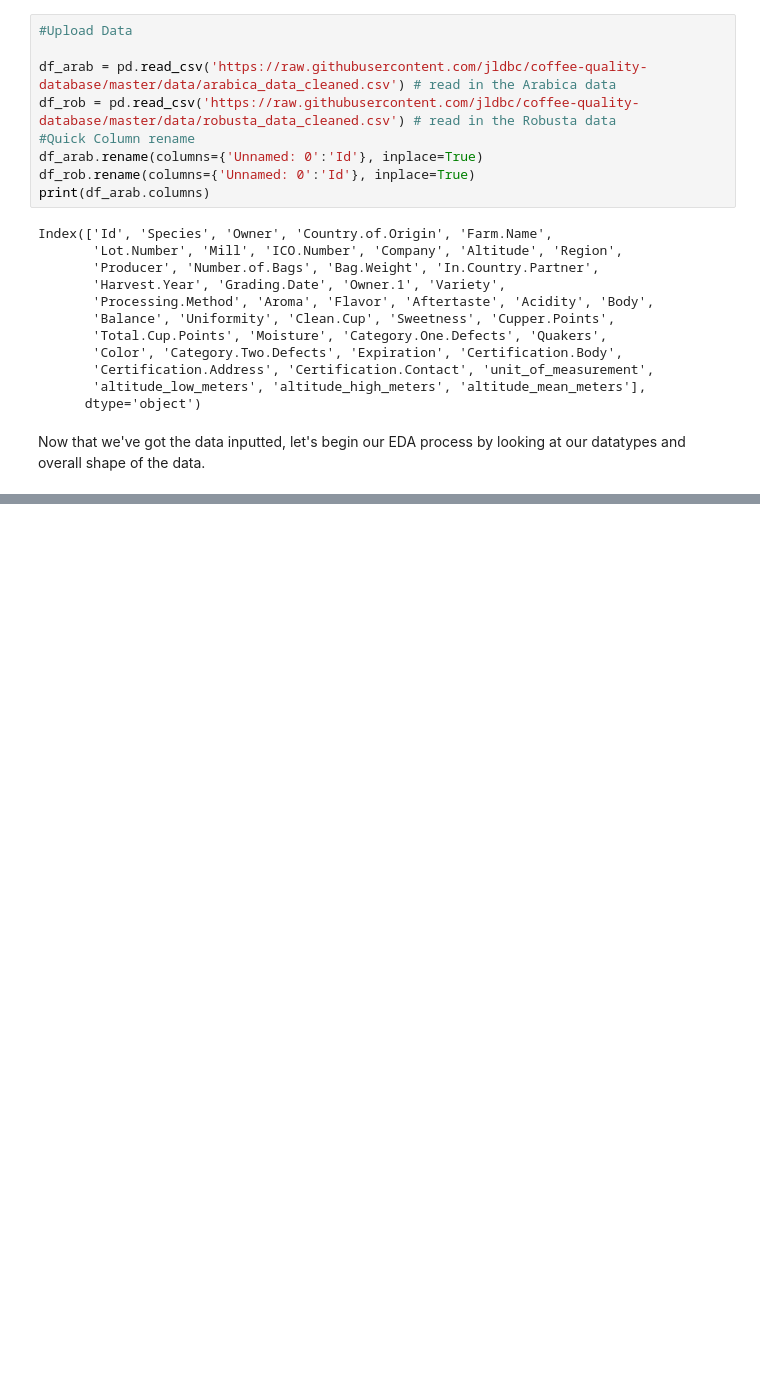
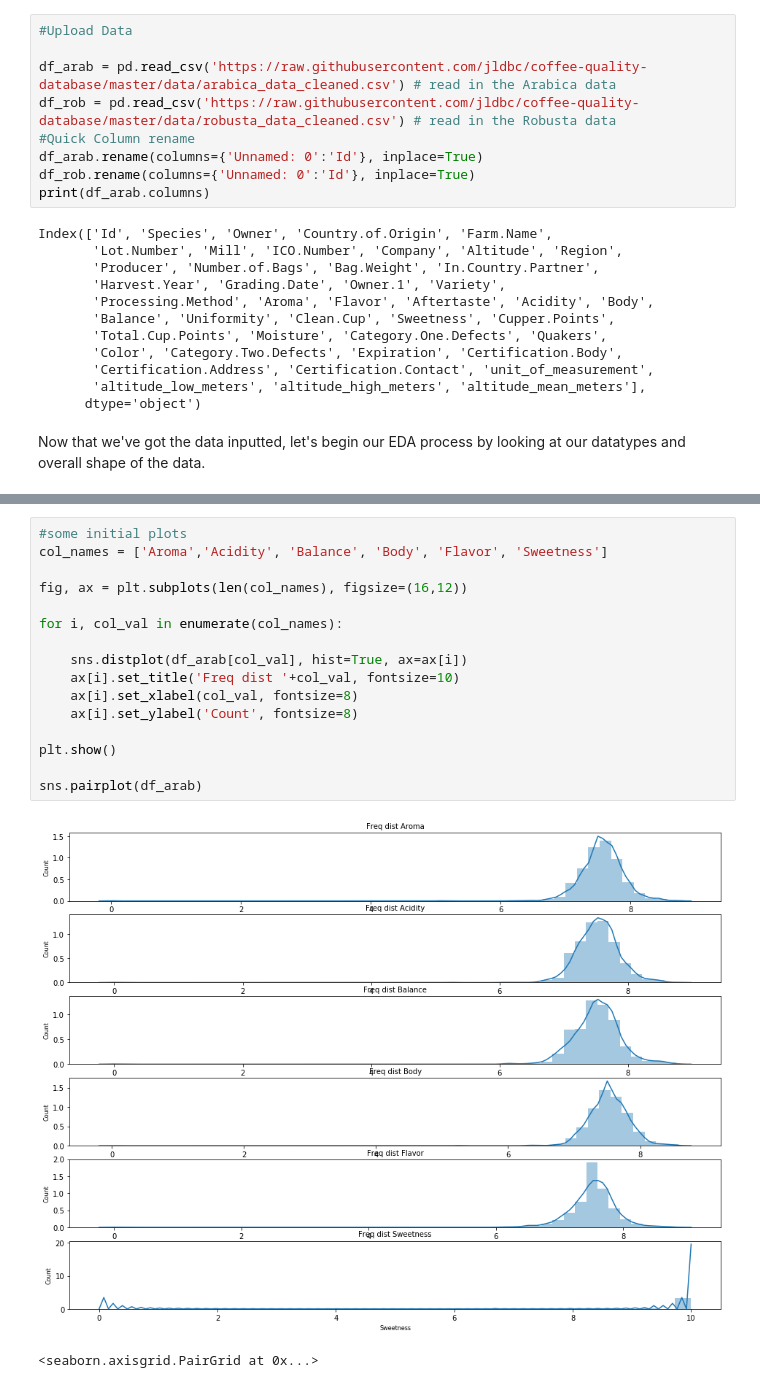
Before and after one commit to Landcruiser87/Cadc_7331_Project, a Jupyter notebook: analysis/Coffee.ipynb, the cells around one changed output, grey strips where cells are left out. Cells and saved outputs as stored; diff of their text form; blank space fills up the shorter version.

Commit message:
Shitty plots

```diff
--- a/analysis/Coffee.ipynb
+++ b/analysis/Coffee.ipynb
@@ -96,0 +84,19 @@ dtype: int64
+# %%
+#some initial plots
+col_names = ['Aroma','Acidity', 'Balance', 'Body', 'Flavor', 'Sweetness']
+
+fig, ax = plt.subplots(len(col_names), figsize=(16,12))
+
+for i, col_val in enumerate(col_names):
+
+    sns.distplot(df_arab[col_val], hist=True, ax=ax[i])
+    ax[i].set_title('Freq dist '+col_val, fontsize=10)
+    ax[i].set_xlabel(col_val, fontsize=8)
+    ax[i].set_ylabel('Count', fontsize=8)
+
+plt.show()
+
+sns.pairplot(df_arab)
+# %% [output]
+[figure, added]
+<seaborn.axisgrid.PairGrid at 0x...>
```
Also changed, not shown: parts of 2 cells of this notebook.
